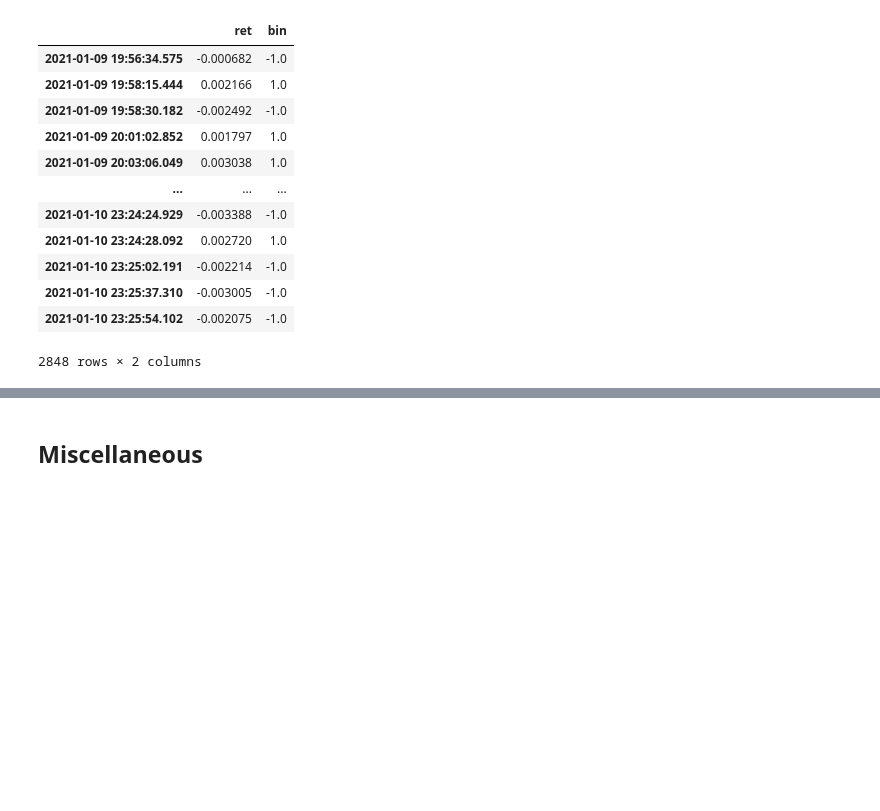
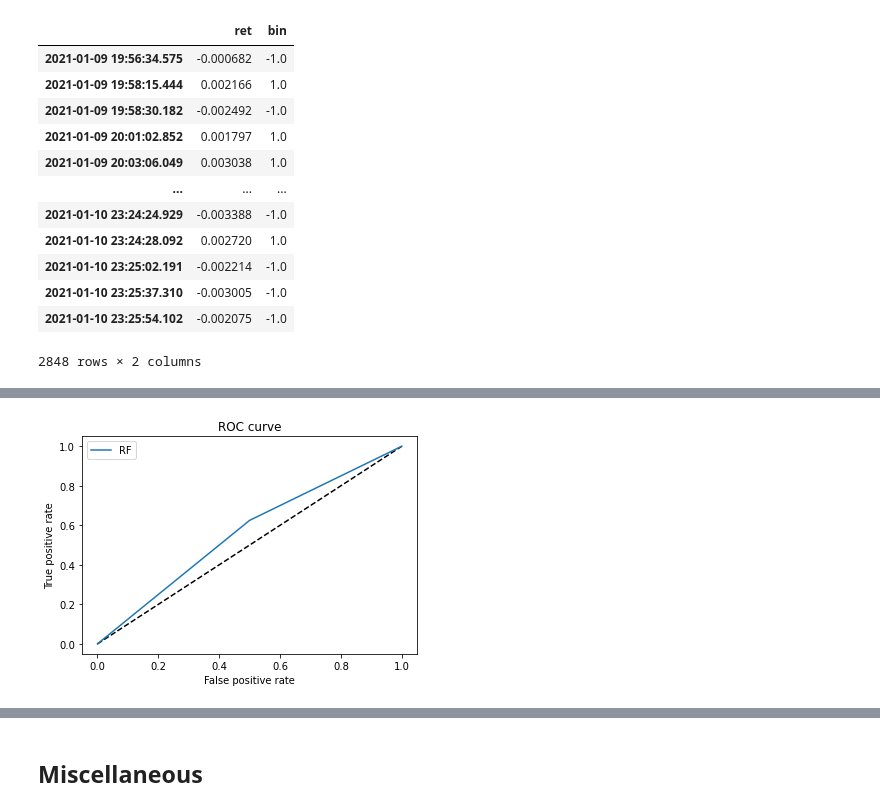
Before and after one commit to sunnymnie/bitcoin-printer, a Jupyter notebook: 2-data-structuring/2-cusum.ipynb, the cells around one changed output, grey strips where cells are left out. Saved outputs shown, nothing was run; the diff lists cells and outputs as text; code cells hidden in the pictures; blank space fills up the shorter version.

```diff
--- a/2-data-structuring/2-cusum.ipynb
+++ b/2-data-structuring/2-cusum.ipynb
@@ -355,0 +654,3 @@ labels
+# %%
+y = ma_bins.bin.values
+y
@@ -355,0 +660,8 @@ labels
+# %%
+X_train, X_test, y_train, y_test = train_test_split(X, y, test_size=0.5,
+                                                    shuffle=False)
+# %%
+n_estimator = 10000
+rf = RandomForestClassifier(max_depth=2, n_estimators=n_estimator,
+                            criterion='entropy')
+rf.fit(X_train, y_train)
@@ -355,0 +670,5 @@ labels
+# %%
+y_pred_rf = rf.predict_proba(X_test)[:, 1]
+y_pred = rf.predict(X_test)
+fpr_rf, tpr_rf, _ = roc_curve(y_test, y_pred_rf)
+print(classification_report(y_test, y_pred))
@@ -355,0 +684,11 @@ labels
+# %%
+plt.figure(1)
+plt.plot([0, 1], [0, 1], 'k--')
+plt.plot(fpr_rf, tpr_rf, label='RF')
+plt.xlabel('False positive rate')
+plt.ylabel('True positive rate')
+plt.title('ROC curve')
+plt.legend(loc='best')
+plt.show()
+# %% [output]
+[figure, added]
```
Also changed, not shown: parts of 53 cells of this notebook, 2 other files.
